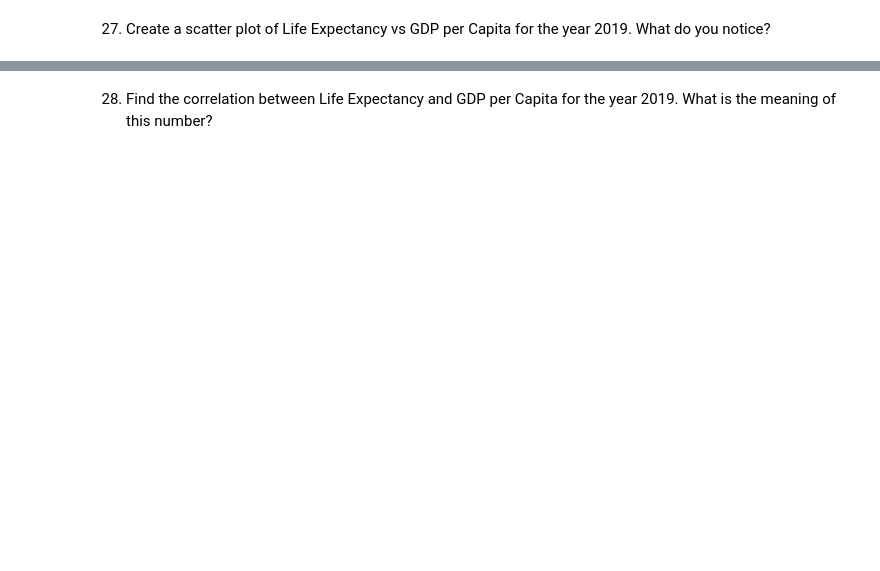
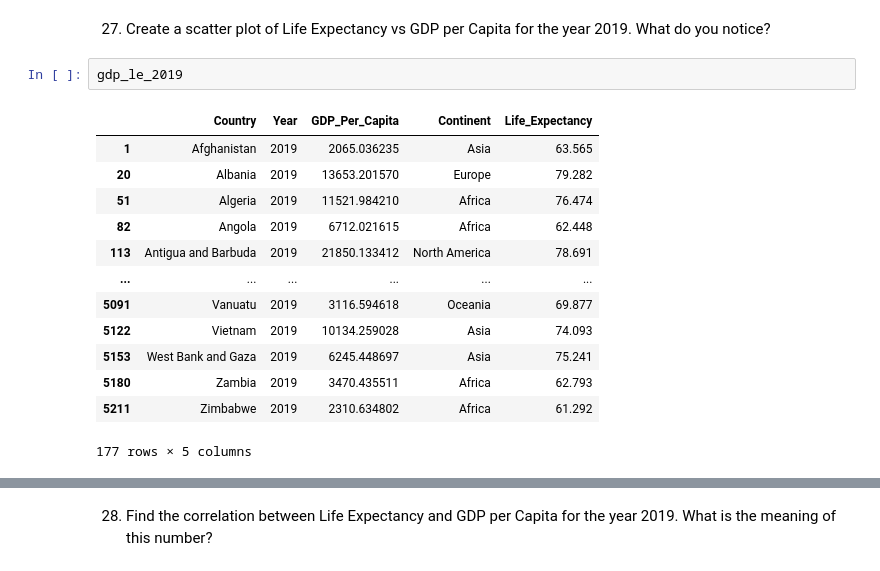
Before and after one commit to KagonDeans/un-exploration-KagonDeans, a Jupyter notebook: notebooks/UN_Data_Exploration.ipynb, the cells around one changed output, grey strips where cells are left out. Saved outputs shown, nothing was run; the diff lists cells and outputs as text; blank space fills up the shorter version.

```diff
--- a/notebooks/UN_Data_Exploration.ipynb
+++ b/notebooks/UN_Data_Exploration.ipynb
@@ -702,2 +709,18 @@ gdp_le_2019.sort_values('GDP_Per_Capita', ascending = False)
 # %% [markdown]
 27. Create a scatter plot of Life Expectancy vs GDP per Capita for the year 2019. What do you notice?
+# %%
+gdp_le_2019
+# %% [output]
+|  | Country | Year | GDP_Per_Capita | Continent | Life_Expectancy |
+| 1 | Afghanistan | 2019 | 2065.036235 | Asia | 63.565 |
+| 20 | Albania | 2019 | 13653.201570 | Europe | 79.282 |
+| 51 | Algeria | 2019 | 11521.984210 | Africa | 76.474 |
+| 82 | Angola | 2019 | 6712.021615 | Africa | 62.448 |
+| 113 | Antigua and Barbuda | 2019 | 21850.133412 | North America | 78.691 |
+| ... | ... | ... | ... | ... | ... |
+| 5091 | Vanuatu | 2019 | 3116.594618 | Oceania | 69.877 |
+| 5122 | Vietnam | 2019 | 10134.259028 | Asia | 74.093 |
+| 5153 | West Bank and Gaza | 2019 | 6245.448697 | Asia | 75.241 |
+| 5180 | Zambia | 2019 | 3470.435511 | Africa | 62.793 |
+| 5211 | Zimbabwe | 2019 | 2310.634802 | Africa | 61.292 |
+177 rows × 5 columns
```
Also changed, not shown: parts of 28 cells of this notebook.
